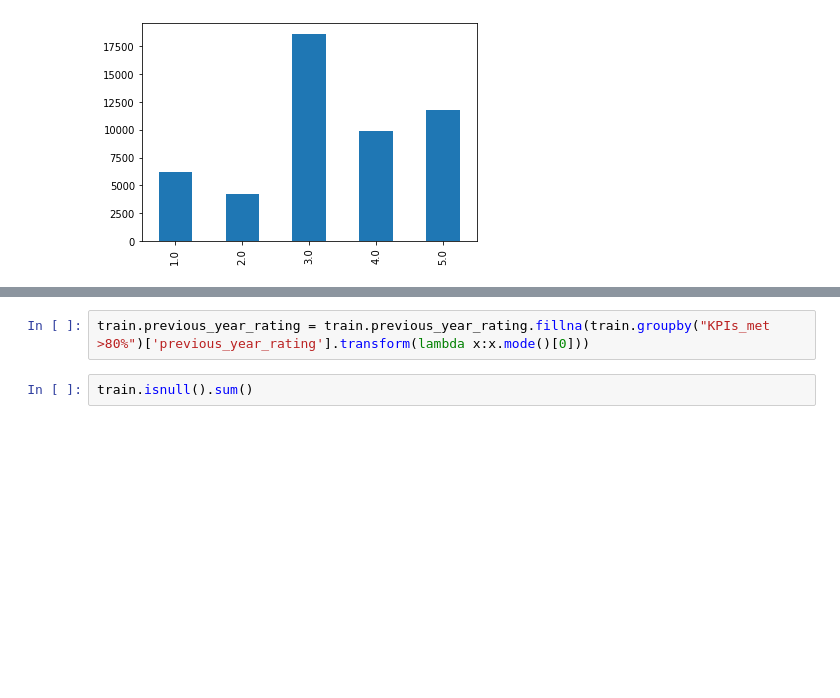
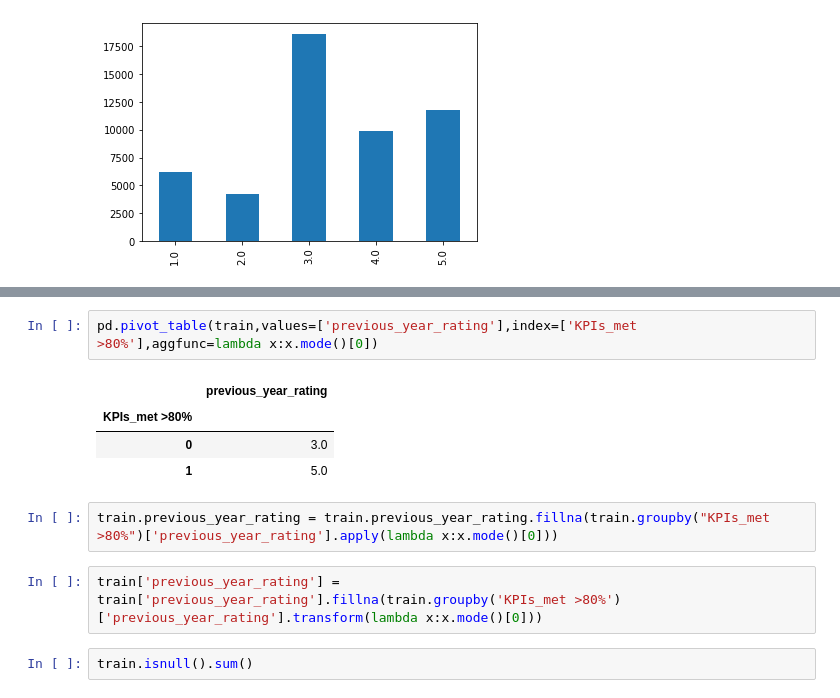
Before and after one commit to PraneethVasarla/HR-Analytics, a Jupyter notebook: HR Analytics.ipynb, the cells around one changed output, grey strips where cells are left out. Drawn from its saved outputs; the diff is of its cells as text; blank space fills up the shorter version.

```diff
--- a/HR Analytics.ipynb
+++ b/HR Analytics.ipynb
@@ -304,5 +291,14 @@ Name: previous_year_rating, Length: 69, dtype: float64
+# %%
+pd.pivot_table(train,values=['previous_year_rating'],index=['KPIs_met >80%'],aggfunc=lambda x:x.mode()[0])
+# %% [output]
+|  | previous_year_rating |
+| KPIs_met >80% |  |
+| 0 | 3.0 |
+| 1 | 5.0 |
+# %%
+train.previous_year_rating = train.previous_year_rating.fillna(train.groupby("KPIs_met >80%")['previous_year_rating'].apply(lambda x:x.mode()[0]))
 # %%
-train.previous_year_rating = train.previous_year_rating.fillna(train.groupby("KPIs_met >80%")['previous_year_rating'].transform(lambda x:x.mode()[0]))
+train['previous_year_rating'] = train['previous_year_rating'].fillna(train.groupby('KPIs_met >80%')['previous_year_rating'].transform(lambda x:x.mode()[0]))
 # %%
 train.isnull().sum()
 # %% [output]
```
Also changed, not shown: parts of 5 cells of this notebook.
